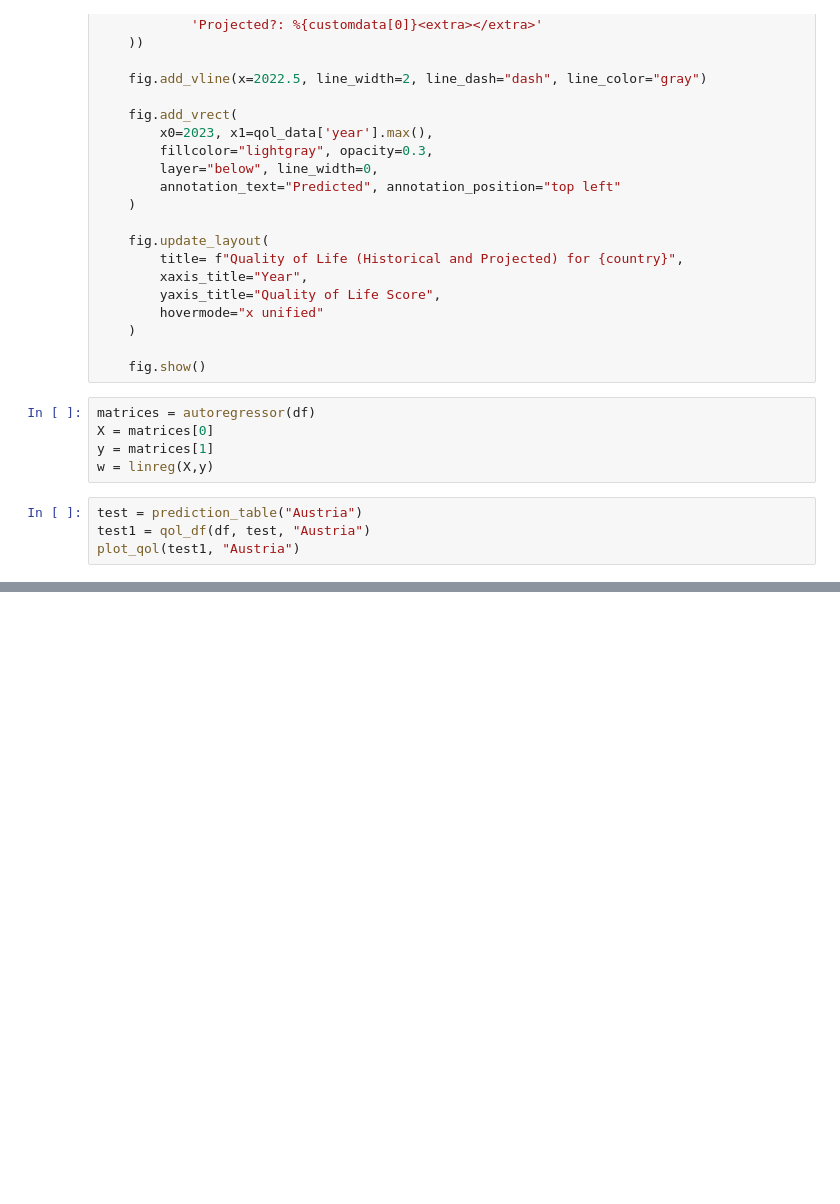
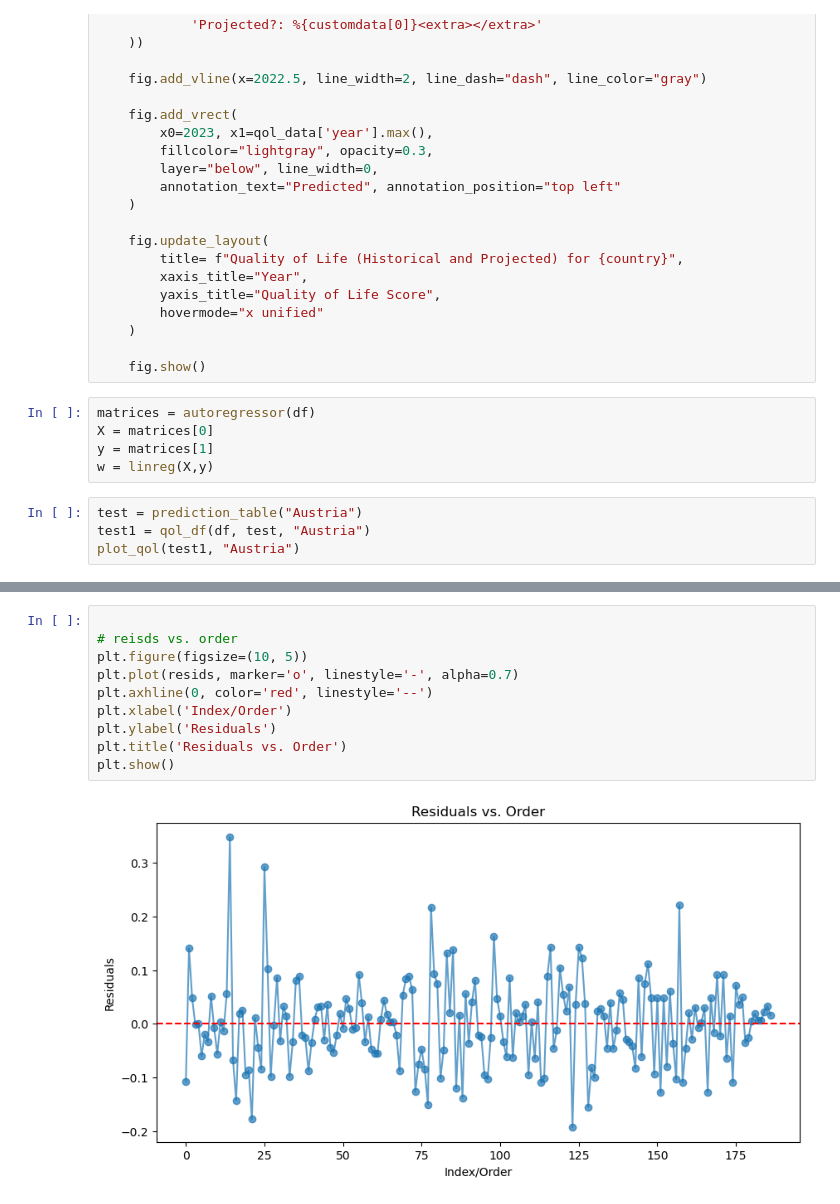
Before and after one commit to mke27/life, a Jupyter notebook: ml-src/regressor.ipynb, the cells around one changed output, grey strips where cells are left out. Drawn from its saved outputs; the diff is of its cells as text; blank space fills up the shorter version.

```diff
--- a/ml-src/regressor.ipynb
+++ b/ml-src/regressor.ipynb
@@ -355,0 +357,12 @@ print(test)
+# %%
+
+# reisds vs. order
+plt.figure(figsize=(10, 5))
+plt.plot(resids, marker='o', linestyle='-', alpha=0.7)
+plt.axhline(0, color='red', linestyle='--')
+plt.xlabel('Index/Order')
+plt.ylabel('Residuals')
+plt.title('Residuals vs. Order')
+plt.show()
+# %% [output]
+[figure, added]
```
Also changed, not shown: parts of 9 cells of this notebook, 1 other file.
